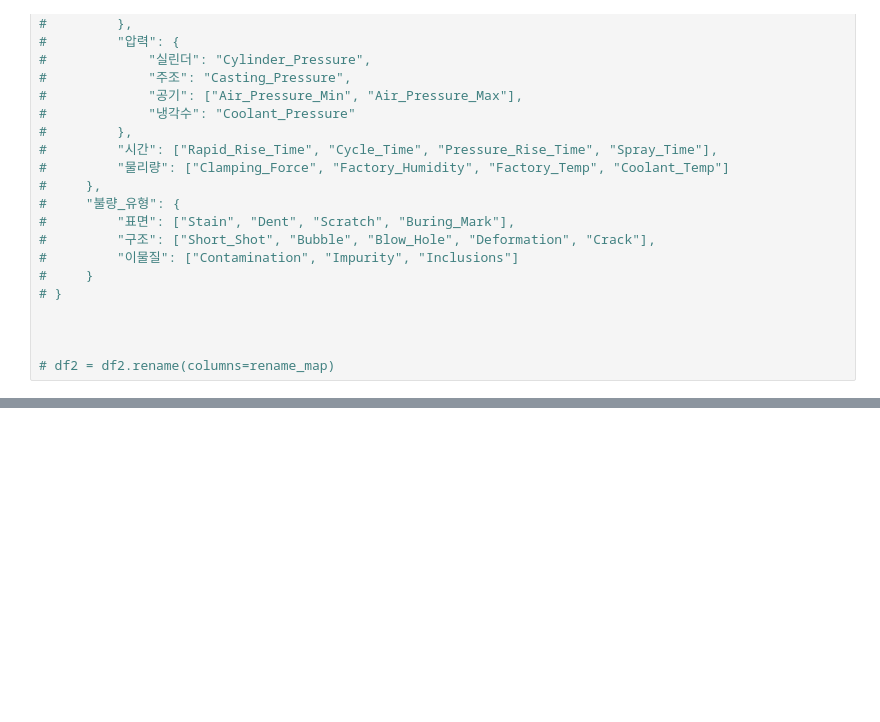
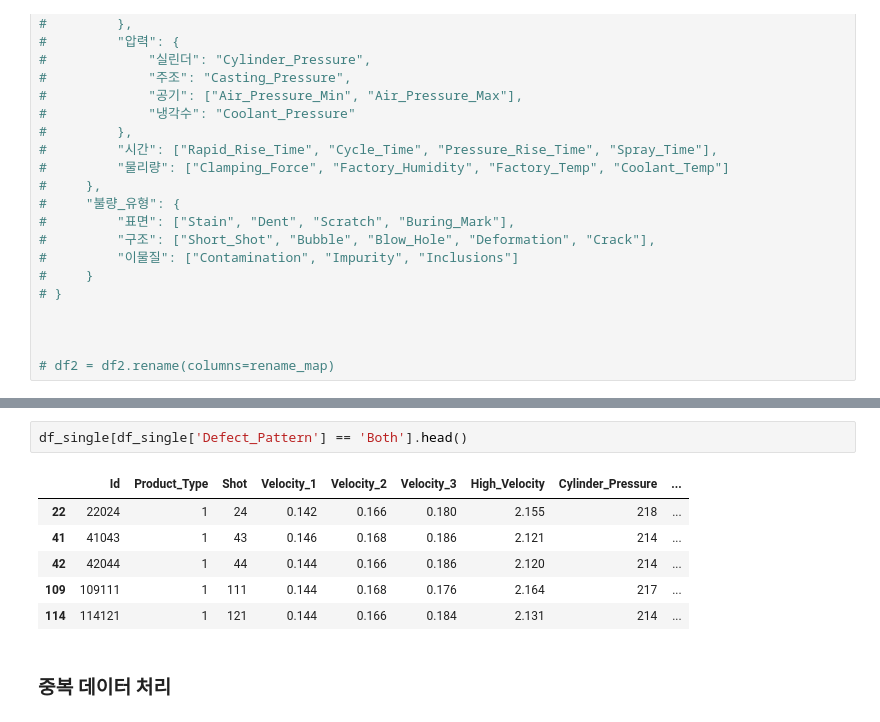
Before and after one commit to heeso0908/hotsix, a Jupyter notebook: notebooks/김희선/eda.ipynb, the cells around one changed output, grey strips where cells are left out. Cells and saved outputs as stored; diff of their text form; blank space fills up the shorter version.

```diff
--- a/notebooks/김희선/eda.ipynb
+++ b/notebooks/김희선/eda.ipynb
@@ -746,0 +878,11 @@ Product_Type 2: (3328, 61)
+# %%
+df_single[df_single['Defect_Pattern'] == 'Both'].head()
+# %% [output]
+|  | Id | Product_Type | Shot | Velocity_1 | Velocity_2 | Velocity_3 | High_Velocity | Cylinder_Pressure | ... |
+| 22 | 22024 | 1 | 24 | 0.142 | 0.166 | 0.180 | 2.155 | 218 | ... |
+| 41 | 41043 | 1 | 43 | 0.146 | 0.168 | 0.186 | 2.121 | 214 | ... |
+| 42 | 42044 | 1 | 44 | 0.144 | 0.166 | 0.186 | 2.120 | 214 | ... |
+| 109 | 109111 | 1 | 111 | 0.144 | 0.168 | 0.176 | 2.164 | 217 | ... |
+| 114 | 114121 | 1 | 121 | 0.144 | 0.166 | 0.184 | 2.131 | 214 | ... |
+# %% [markdown]
+### 중복 데이터 처리
```
Also changed, not shown: parts of 14 cells of this notebook, 4 other files.
